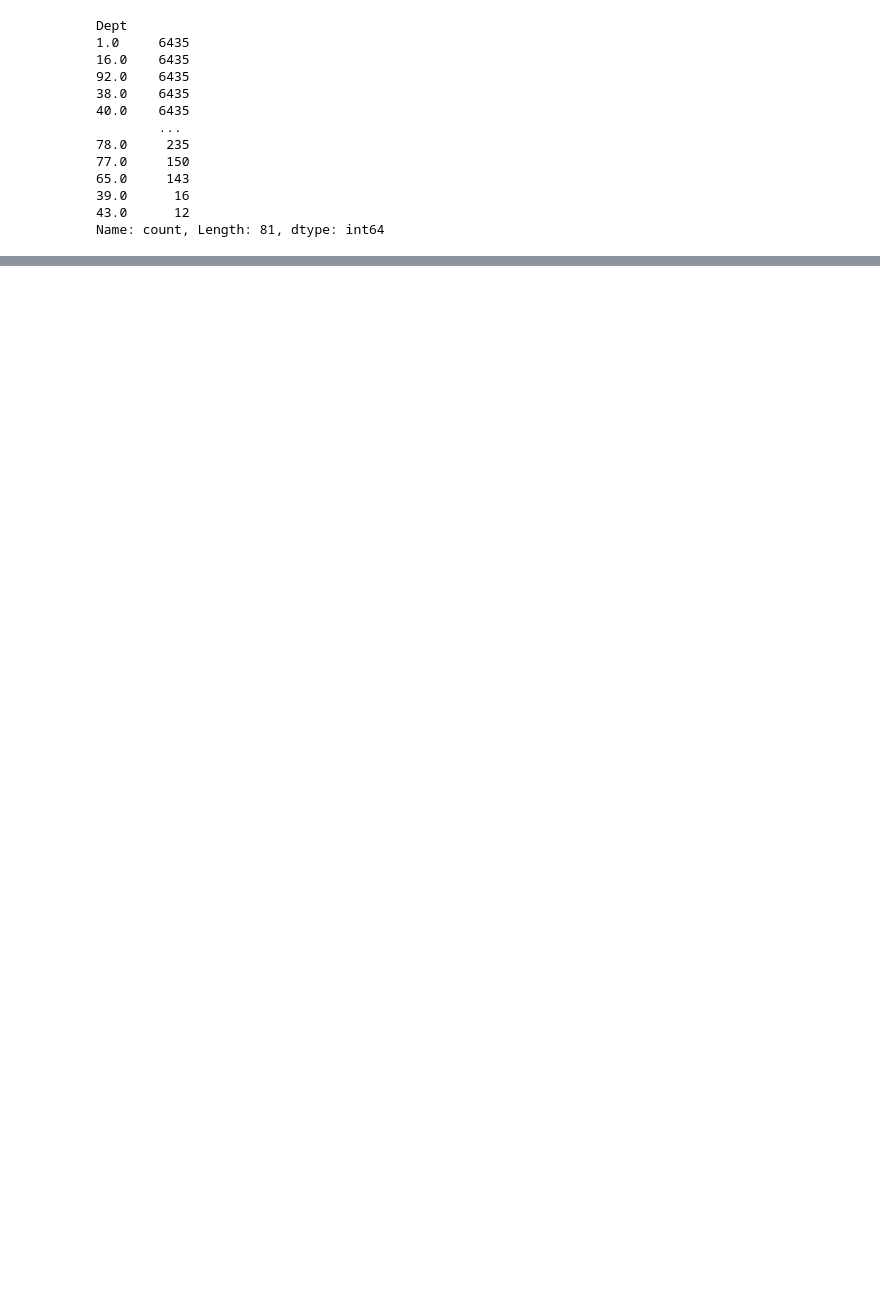
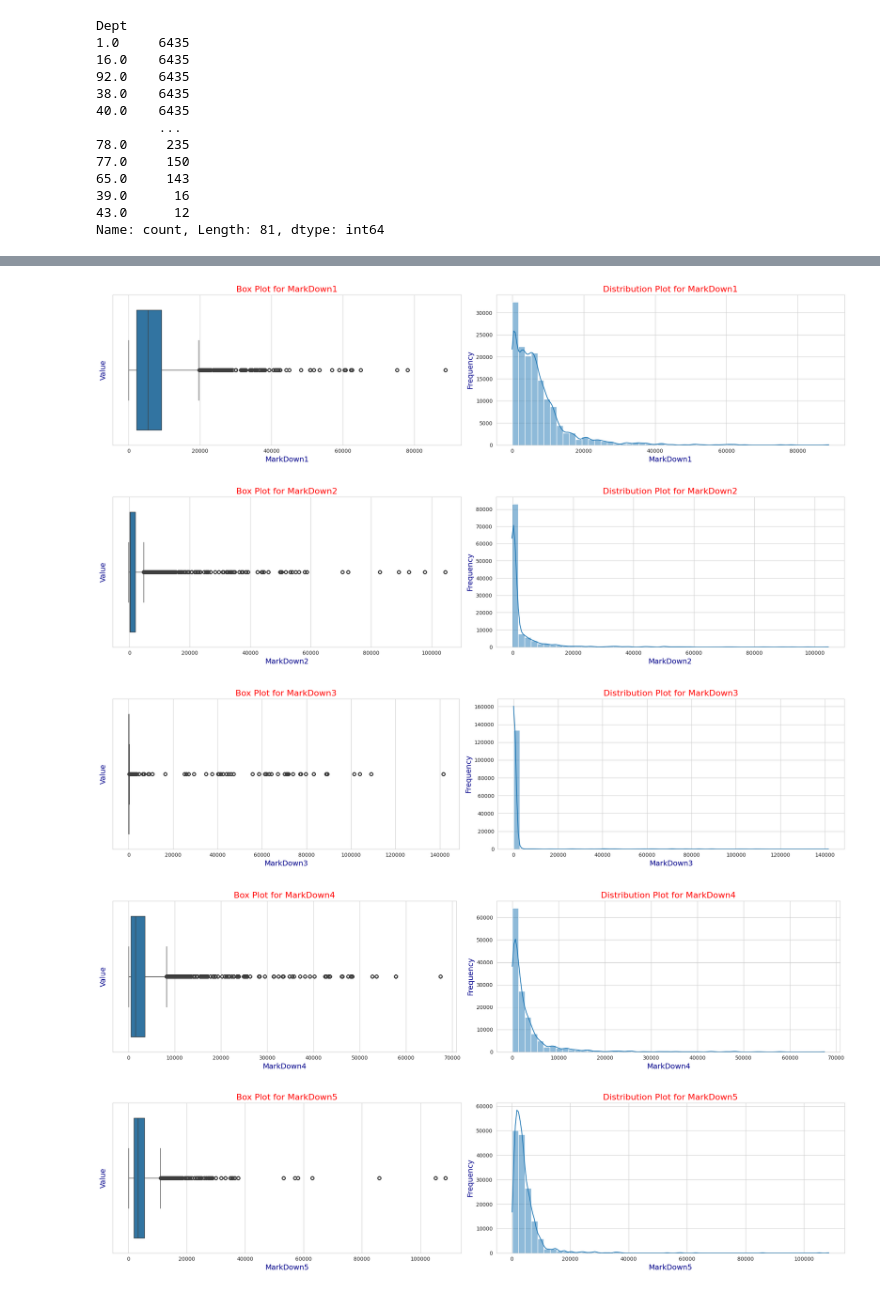
Before and after one commit to SriRamK345/Retail_Sales_Forecast, a Jupyter notebook: Sales_Final_Project.ipynb, the cells around one changed output, grey strips where cells are left out. Drawn from its saved outputs; the diff is of its cells as text; code cells hidden in the pictures; blank space fills up the shorter version.

```diff
--- a/Sales_Final_Project.ipynb
+++ b/Sales_Final_Project.ipynb
@@ -295,3 +310,10 @@ df[numeric_columns].describe()
 | 50% | 7612.030000 | 62.070000 | 3.452000 | 5336.520000 | 194.670000 | 24.830000 | 1465.540000 | 3340.020000 | 182.350989 | ... |
 | 75% | 20205.852500 | 74.260000 | 3.738000 | 9210.900000 | 1943.200000 | 104.500000 | 3592.000000 | 5535.130000 | 212.512605 | ... |
 | max | 693099.360000 | 101.950000 | 4.468000 | 103184.980000 | 104519.540000 | 149483.310000 | 67474.850000 | 771448.100000 | 228.976456 | ... |
+# %%
+isnull_number = []
+for i in df.columns:
+    x = df[i].isnull().sum()
+    isnull_number.append(x)
+
+pd.DataFrame(isnull_number, index = df.columns, columns = ["Total Missing Values"])
@@ -297,0 +337,2 @@ df[numeric_columns].describe()
+# %%
+df.dropna(subset=['Type', 'Size', 'Dept', 'Weekly_Sales','CPI','Unemployment'], inplace=True)
@@ -297,0 +368,26 @@ df[numeric_columns].describe()
+# %%
+def plot(df, column):
+    # Setting the style for seaborn
+    sns.set_style("whitegrid")
+
+    plt.figure(figsize=(20, 5)) # Creating the figure with a specific size
+
+    # Creating the first subplot for the box plot
+    plt.subplot(1, 2, 1)
+    sns.boxplot(data=df, x=column)
+    plt.title(f'Box Plot for {column}', fontsize=16,color ="red")
+    plt.xlabel(f'{column}', fontsize=14, color = 'darkblue')
+    plt.ylabel('Value', fontsize=14, color = 'darkblue')
+
+    # Creating the second subplot for the distribution plot
+    plt.subplot(1, 2, 2)
+    sns.histplot(data=df, x=column, bins=50, kde = True)
+    plt.title(f'Distribution Plot for {column}', fontsize=16, color = 'red')
+    plt.xlabel(f'{column}', fontsize=14, color = 'darkblue')
+    plt.ylabel('Frequency', fontsize=14, color = 'darkblue')
+
+    # Adjusting the layout
+    plt.tight_layout()
+
+    # Displaying the plots
+    plt.show()
@@ -297,0 +407,12 @@ df[numeric_columns].describe()
+# %%
+# Reset the index of your DataFrame to ensure unique index values
+#df = df.reset_index()
+MarkDown = ['MarkDown1', 'MarkDown2', 'MarkDown3',  'MarkDown4', 'MarkDown5']
+for i in MarkDown:
+  plot(df, i)
+# %% [output]
+[figure, added]
+[figure, added]
+[figure, added]
+[figure, added]
+[figure, added]
```
Also changed, not shown: parts of 30 cells of this notebook.
